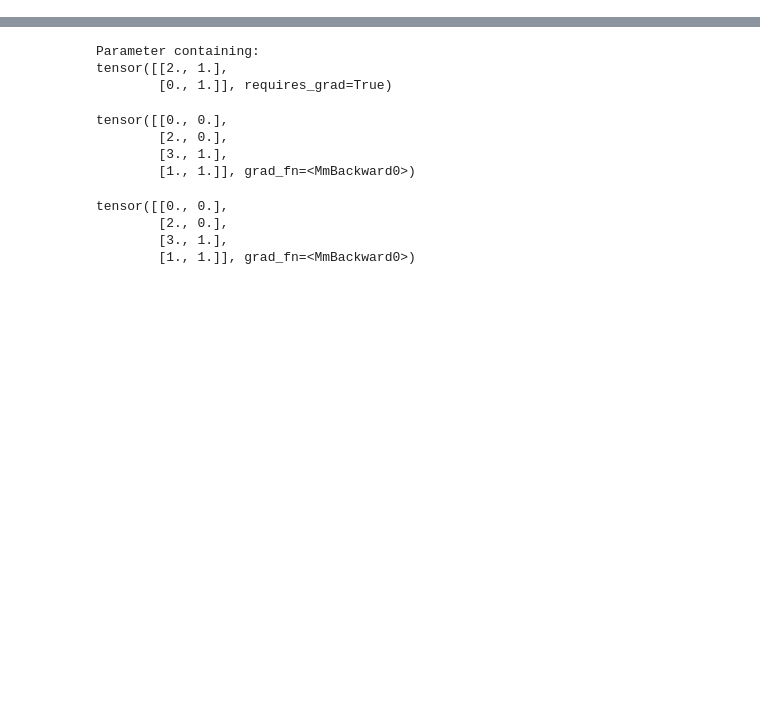
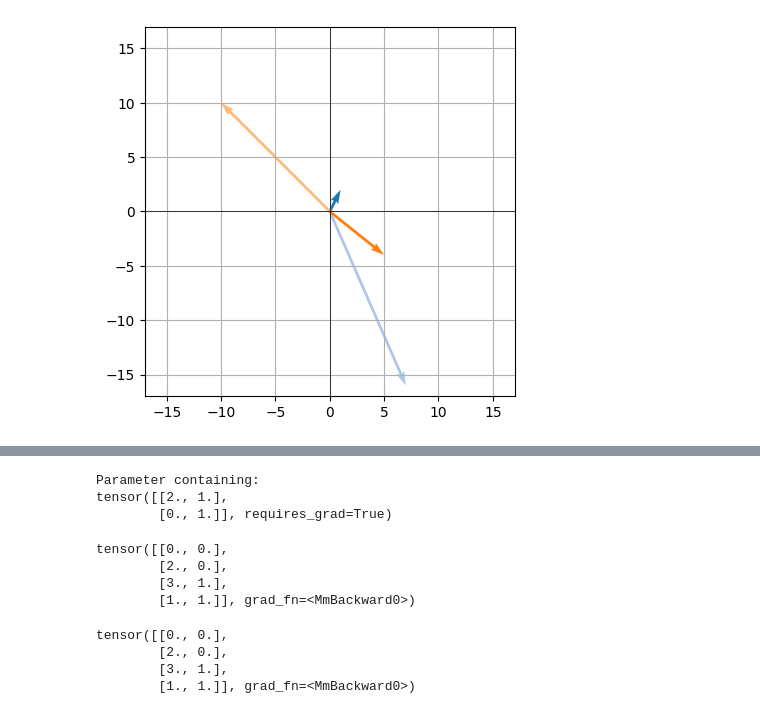
Before and after one commit to AntsTorim/Teadusseminarid, a Jupyter notebook: MaatriksVektor.ipynb, the cells around one changed output, grey strips where cells are left out. Cells and saved outputs as stored; diff of their text form; code cells hidden in the pictures; blank space fills up the shorter version.

```diff
--- a/MaatriksVektor.ipynb
+++ b/MaatriksVektor.ipynb
@@ -2,0 +51,4 @@
+# %%
+plt_vect_from_origin(vects@transform)
+# %% [output]
+[figure, added]
```
Also changed, not shown: parts of 11 cells of this notebook.
